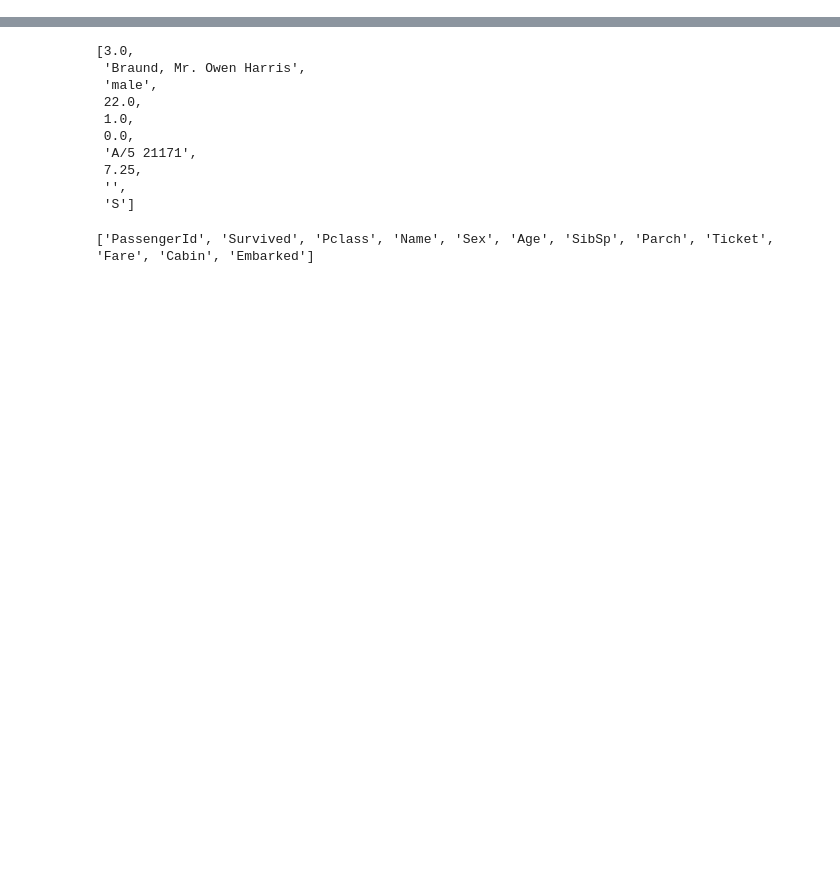
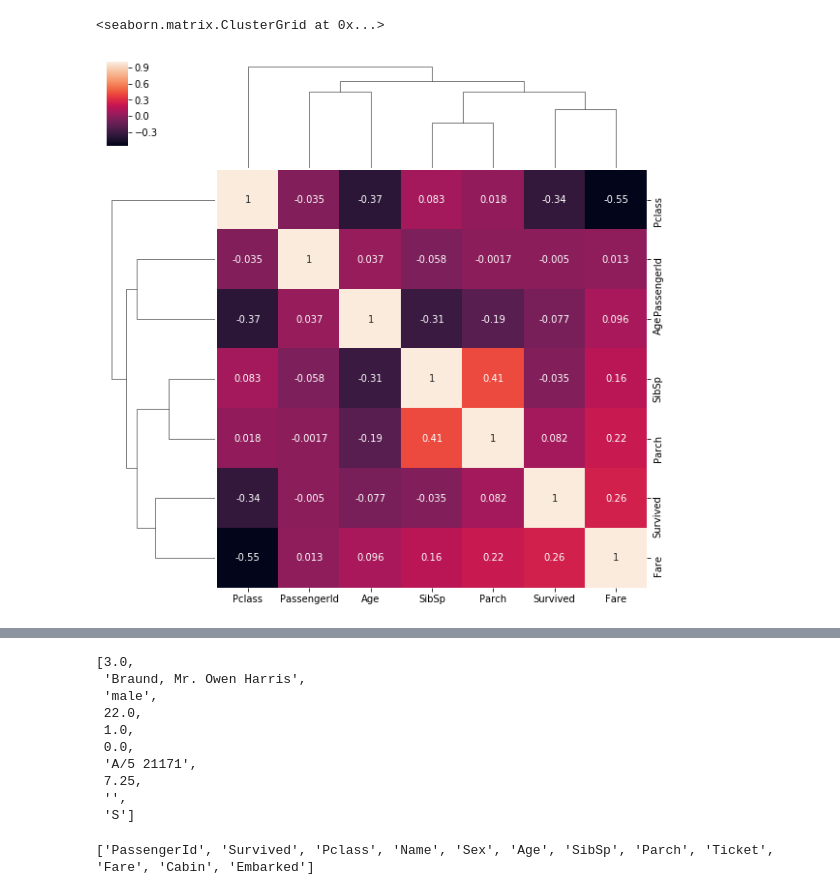
Before and after one commit to 1phantasmas/deep_learning_module, a Jupyter notebook: whiteboard.ipynb, the cells around one changed output, grey strips where cells are left out. Drawn from its saved outputs; the diff is of its cells as text; code cells hidden in the pictures; blank space fills up the shorter version.

```diff
--- a/whiteboard.ipynb
+++ b/whiteboard.ipynb
@@ -5,11 +5,19 @@ weights = {i: np.random.rand(element, layer_structure[i+1]) for i, element in en
 weights[0].shape
 # %%
 import csv
+import pandas as pd
+import seaborn as sns
 from data_analysis.loss_function import *
 from data_analysis.main import *
 from data_analysis.optimizer import *
 
+data_titanic = pd.read_csv("train.csv")
 data_ = csv.reader(open("train.csv"))
 header = data_.__next__()
 data = list(data_)
 target = [float(d[1]) for d in data]
+# %%
+sns.clustermap(data_titanic.corr(), annot=True)
+# %% [output]
+<seaborn.matrix.ClusterGrid at 0x...>
+[figure, added]
```
Also changed, not shown: parts of 9 cells of this notebook.
